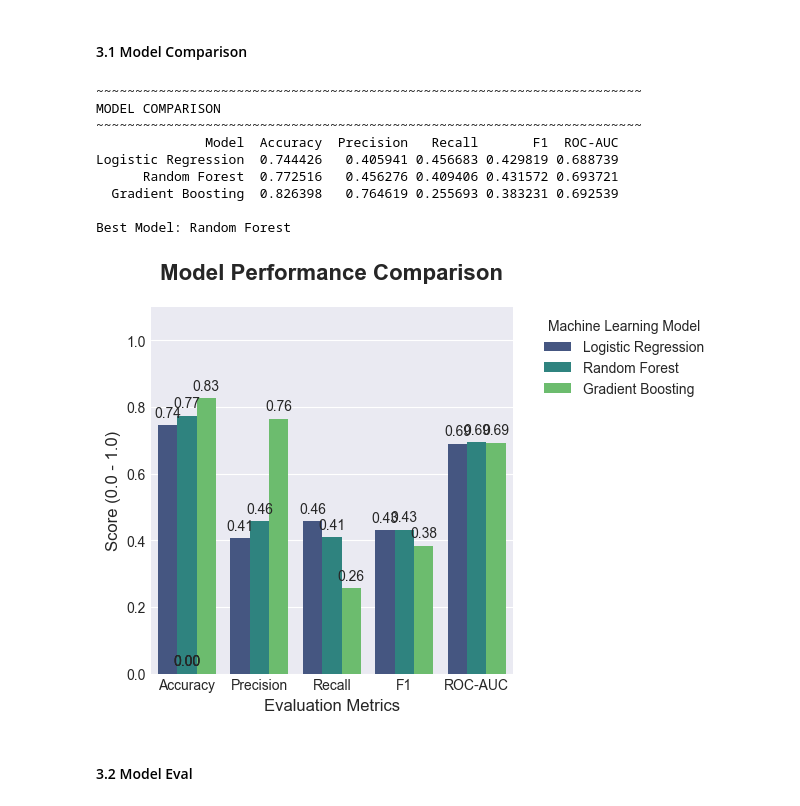
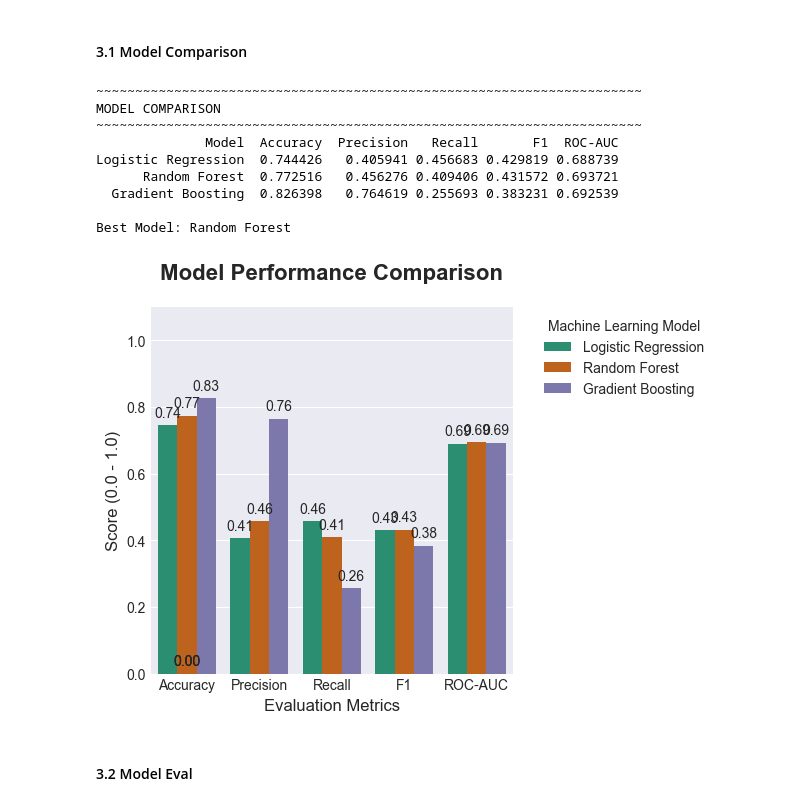
Before and after one commit to gnpthbalaji/ds_with_ai_capstone, a Jupyter notebook: notebooks/05_predictive_modeling.ipynb, the cells around one changed output. Saved outputs shown, nothing was run; the diff lists cells and outputs as text; code cells hidden in the pictures.

Commit message:
Updated palette on Model comparison

```diff
--- a/notebooks/05_predictive_modeling.ipynb
+++ b/notebooks/05_predictive_modeling.ipynb
@@ -273,38 +273,38 @@ print(f"\nBest Model: {best_model}")
 results_melted = results.melt(id_vars='Model', var_name='Metric', value_name='Score')
 
 #Create the bar plot
-ax = sns.barplot(data=results_melted, x='Metric', y='Score', hue='Model', palette='viridis')
+ax = sns.barplot(data=results_melted, x='Metric', y='Score', hue='Model', palette='Dark2')
 
 # Adding labels and title
 plt.title('Model Performance Comparison', fontsize=16, fontweight='bold', pad=20)
 plt.ylabel('Score (0.0 - 1.0)', fontsize=12)
 plt.xlabel('Evaluation Metrics', fontsize=12)
 plt.ylim(0, 1.1)  # Set limit slightly above 1.0 for labels
 plt.legend(title='Machine Learning Model', bbox_to_anchor=(1.05, 1), loc='upper left')
 
 #data labels on top of bars
 for p in ax.patches:
     ax.annotate(format(p.get_height(), '.2f'),
                 (p.get_x() + p.get_width() / 2., p.get_height()),
                 ha = 'center', va = 'center',
                 xytext = (0, 9),
                 textcoords = 'offset points',
                 fontsize=10)
 
 plt.tight_layout()
 plt.savefig('../reports/figures/model_comparison.png', dpi=300, bbox_inches='tight')
 plt.show()
 # %% [output]
 ~~~~~~~~~~~~~~~~~~~~~~~~~~~~~~~~~~~~~~~~~~~~~~~~~~~~~~~~~~~~~~~~~~~~~~
 MODEL COMPARISON
 ~~~~~~~~~~~~~~~~~~~~~~~~~~~~~~~~~~~~~~~~~~~~~~~~~~~~~~~~~~~~~~~~~~~~~~
               Model  Accuracy  Precision   Recall       F1  ROC-AUC
 Logistic Regression  0.744426   0.405941 0.456683 0.429819 0.688739
       Random Forest  0.772516   0.456276 0.409406 0.431572 0.693721
   Gradient Boosting  0.826398   0.764619 0.255693 0.383231 0.692539
 
 Best Model: Random Forest
-[figure, old version]
+[figure, new version]
 # %% [markdown]
 #### 3.2 Model Eval
 # %%
```
